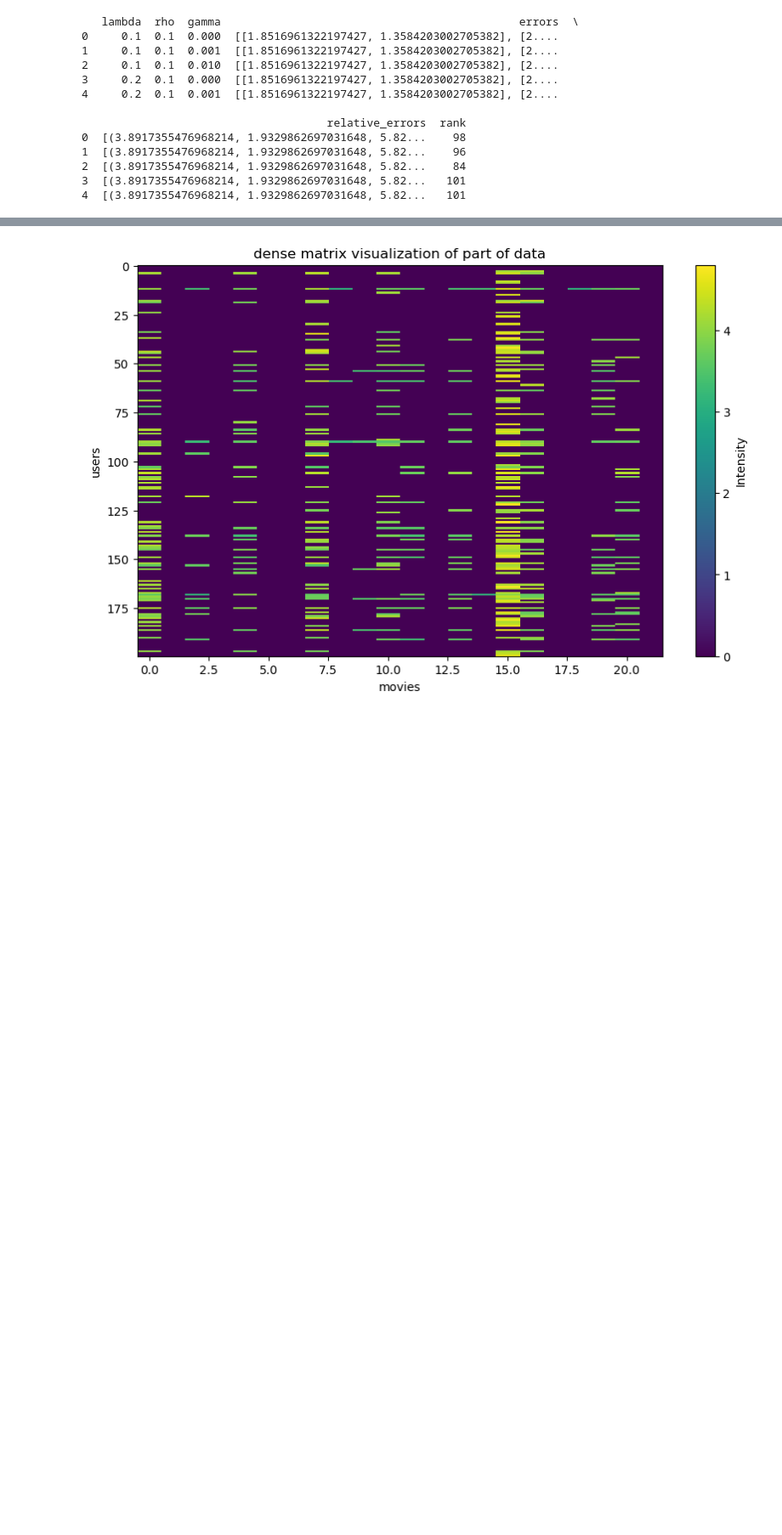
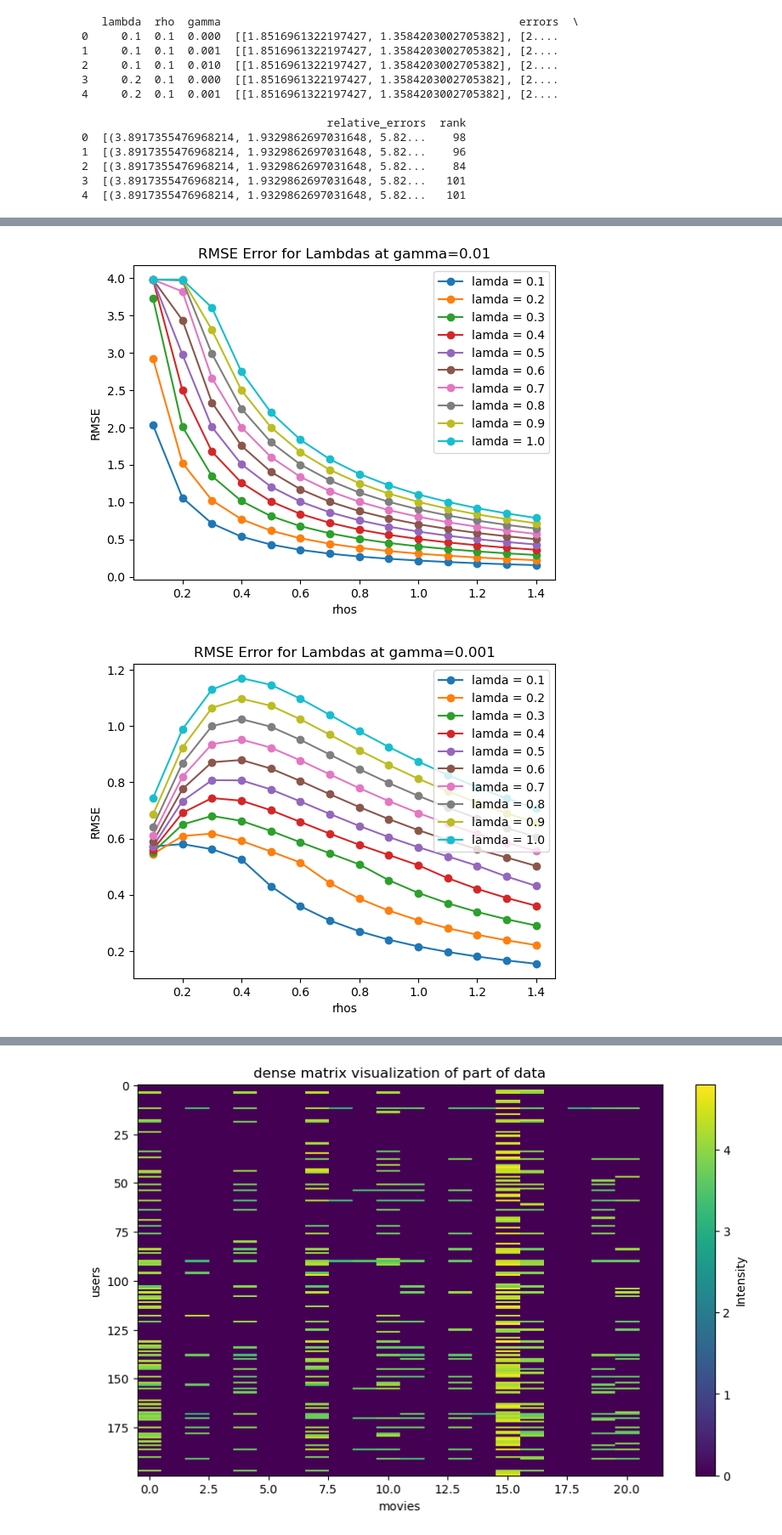
Before and after one commit to Kessius00/nn-s-matrix-fc, a Jupyter notebook: lsmc/lsmc_valid_SVD.ipynb, the cells around one changed output, grey strips where cells are left out. Shown at 85% size. Drawn from its saved outputs; the diff is of its cells as text; code cells hidden in the pictures; blank space fills up the shorter version.

```diff
--- a/lsmc/lsmc_valid_SVD.ipynb
+++ b/lsmc/lsmc_valid_SVD.ipynb
@@ -143,0 +205,46 @@ print(results_df.head())  # Show the first few rows of the DataFrame
+# %%
+def checkPlots(gamma, r=False):
+    # Assuming your DataFrame is named df_results
+    err_arr = np.array(df['errors'])
+    r_arr = np.array(df['rank'])
+
+    if r == True:
+        err_arr=r_arr
+
+
+    # Prepare data for three different gamma values
+    gamma_0_data = err_arr[::3]       # Rows for gamma = 0
+    gamma_001_data = err_arr[1::3]     # Rows for gamma = 0.001
+    gamma_01_data = err_arr[2::3]      # Rows for gamma = 0.01
+
+    if gamma == 0:
+        err_li = gamma_0_data
+    elif gamma == 0.001:
+        err_li = gamma_001_data
+    elif gamma == .01:
+        err_li = gamma_01_data
+
+
+    for i in range(10):
+
+        plt.plot(rhos,err_li[i::10], 'o-' ,label=f'lamda = {round(.1*(i+1),1)}')
+    # # x = lambdas
+
+    # plt.plot(lambdas,RMSE_2,'o-' ,label='gamma=0.001')
+    # plt.plot(lambdas,RMSE_1, 'o-' ,label='gamma=0')
+    plt.xlabel('rhos')
+    plt.ylabel('RMSE')
+    plt.title(f"RMSE Error for Lambdas at gamma={gamma}")
+
+    if r == True:
+        plt.ylabel('Rank')
+        plt.title(f"Rank for Lambdas at gamma={gamma}")
+    plt.legend()
+    plt.show()
+# %%
+checkPlots(0.01)
+checkPlots(0.001)
+checkPlots(0)
+# %% [output]
+[figure, added]
+[figure, added]
```
Also changed, not shown: parts of 11 cells of this notebook.
